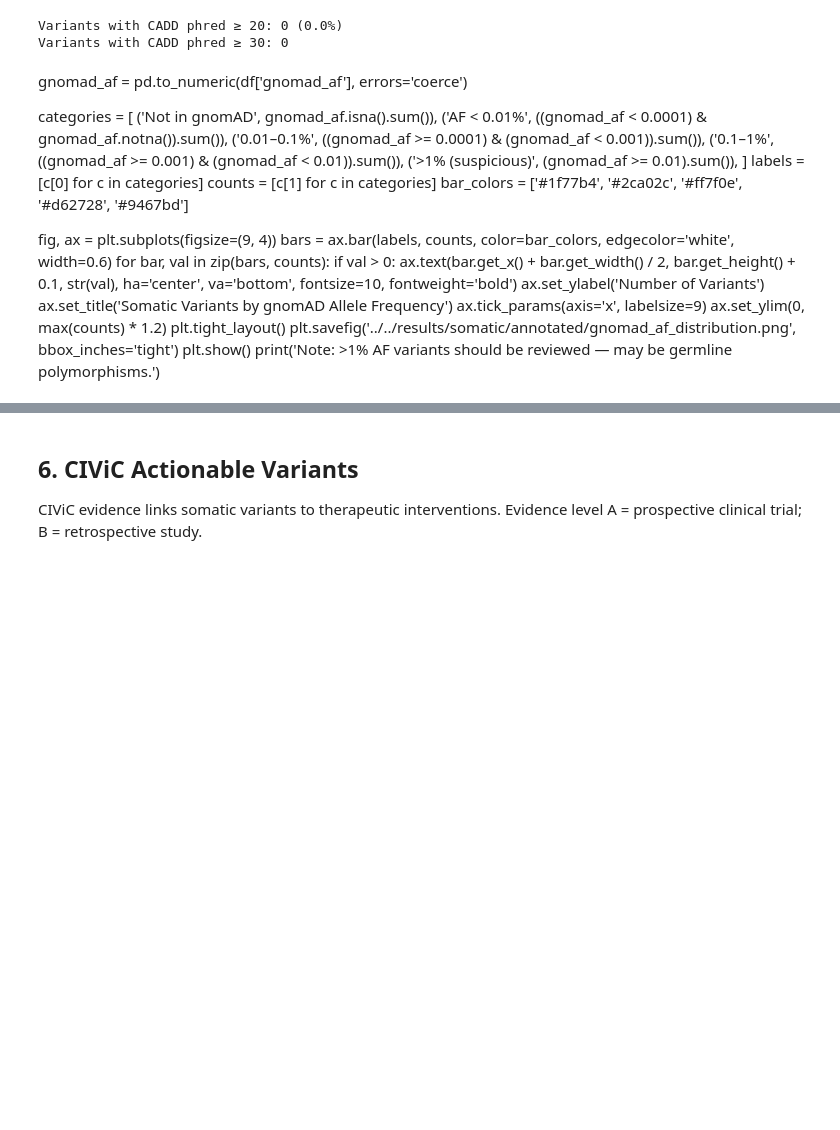
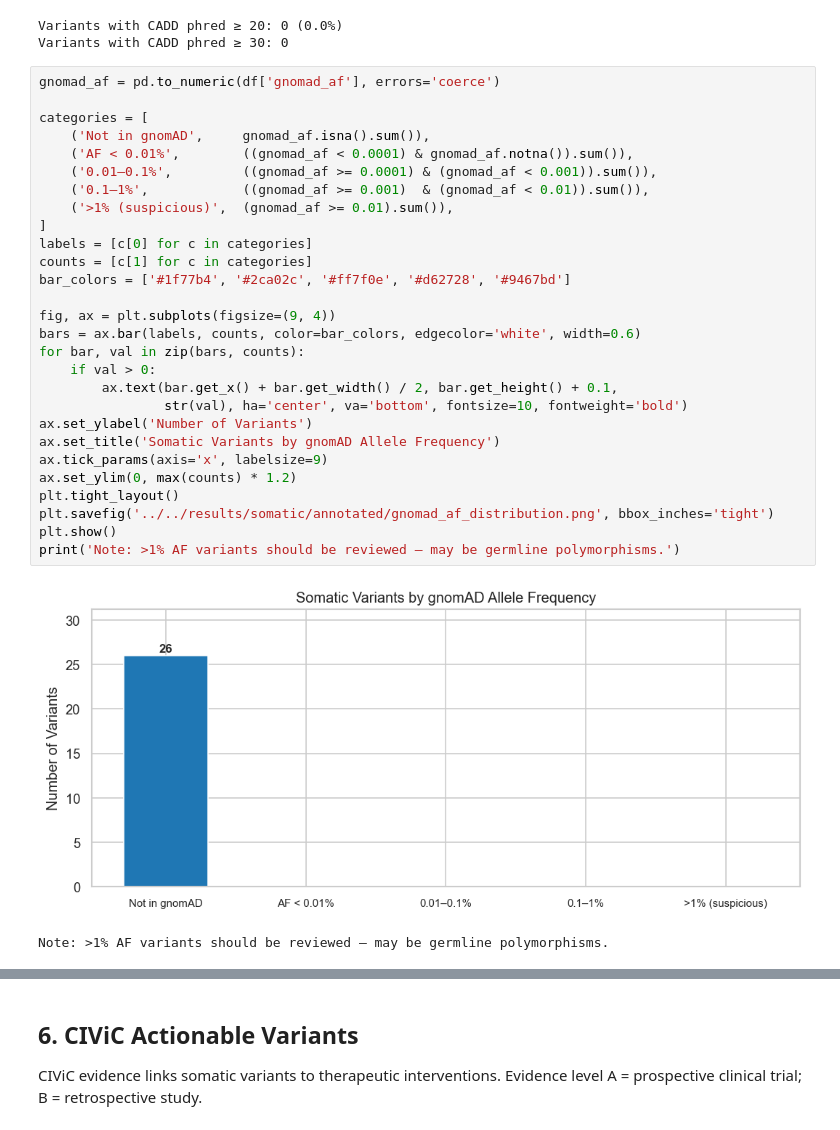
Before and after one commit to zhuy16/variant-calling-workshop, a Jupyter notebook: somatic/notebooks/somatic_results.ipynb, the cells around one changed output, grey strips where cells are left out. Drawn from its saved outputs; the diff is of its cells as text; blank space fills up the shorter version.

```diff
--- a/somatic/notebooks/somatic_results.ipynb
+++ b/somatic/notebooks/somatic_results.ipynb
@@ -192,32 +178,35 @@ else:
 [figure]
 Variants with CADD phred ≥ 20: 0 (0.0%)
 Variants with CADD phred ≥ 30: 0
-# %% [markdown]
-gnomad_af = pd.to_numeric(df['gnomad_af'], errors='coerce')
-
-categories = [
-    ('Not in gnomAD',     gnomad_af.isna().sum()),
-    ('AF < 0.01%',        ((gnomad_af < 0.0001) & gnomad_af.notna()).sum()),
-    ('0.01–0.1%',         ((gnomad_af >= 0.0001) & (gnomad_af < 0.001)).sum()),
-    ('0.1–1%',            ((gnomad_af >= 0.001)  & (gnomad_af < 0.01)).sum()),
-    ('>1% (suspicious)',  (gnomad_af >= 0.01).sum()),
-]
-labels = [c[0] for c in categories]
-counts = [c[1] for c in categories]
-bar_colors = ['#1f77b4', '#2ca02c', '#ff7f0e', '#d62728', '#9467bd']
-
-fig, ax = plt.subplots(figsize=(9, 4))
-bars = ax.bar(labels, counts, color=bar_colors, edgecolor='white', width=0.6)
-for bar, val in zip(bars, counts):
-    if val > 0:
-        ax.text(bar.get_x() + bar.get_width() / 2, bar.get_height() + 0.1,
-                str(val), ha='center', va='bottom', fontsize=10, fontweight='bold')
-ax.set_ylabel('Number of Variants')
-ax.set_title('Somatic Variants by gnomAD Allele Frequency')
-ax.tick_params(axis='x', labelsize=9)
-ax.set_ylim(0, max(counts) * 1.2)
-plt.tight_layout()
-plt.savefig('../../results/somatic/annotated/gnomad_af_distribution.png', bbox_inches='tight')
-plt.show()
-print('Note: >1% AF variants should be reviewed — may be germline polymorphisms.')
+# %%
+gnomad_af = pd.to_numeric(df['gnomad_af'], errors='coerce')
+
+categories = [
+    ('Not in gnomAD',     gnomad_af.isna().sum()),
+    ('AF < 0.01%',        ((gnomad_af < 0.0001) & gnomad_af.notna()).sum()),
+    ('0.01–0.1%',         ((gnomad_af >= 0.0001) & (gnomad_af < 0.001)).sum()),
+    ('0.1–1%',            ((gnomad_af >= 0.001)  & (gnomad_af < 0.01)).sum()),
+    ('>1% (suspicious)',  (gnomad_af >= 0.01).sum()),
+]
+labels = [c[0] for c in categories]
+counts = [c[1] for c in categories]
+bar_colors = ['#1f77b4', '#2ca02c', '#ff7f0e', '#d62728', '#9467bd']
+
+fig, ax = plt.subplots(figsize=(9, 4))
+bars = ax.bar(labels, counts, color=bar_colors, edgecolor='white', width=0.6)
+for bar, val in zip(bars, counts):
+    if val > 0:
+        ax.text(bar.get_x() + bar.get_width() / 2, bar.get_height() + 0.1,
+                str(val), ha='center', va='bottom', fontsize=10, fontweight='bold')
+ax.set_ylabel('Number of Variants')
+ax.set_title('Somatic Variants by gnomAD Allele Frequency')
+ax.tick_params(axis='x', labelsize=9)
+ax.set_ylim(0, max(counts) * 1.2)
+plt.tight_layout()
+plt.savefig('../../results/somatic/annotated/gnomad_af_distribution.png', bbox_inches='tight')
+plt.show()
+print('Note: >1% AF variants should be reviewed — may be germline polymorphisms.')
+# %% [output]
+[figure, added]
+Note: >1% AF variants should be reviewed — may be germline polymorphisms.
 # %%
```
Also changed, not shown: parts of 6 cells of this notebook, 3 other files.
